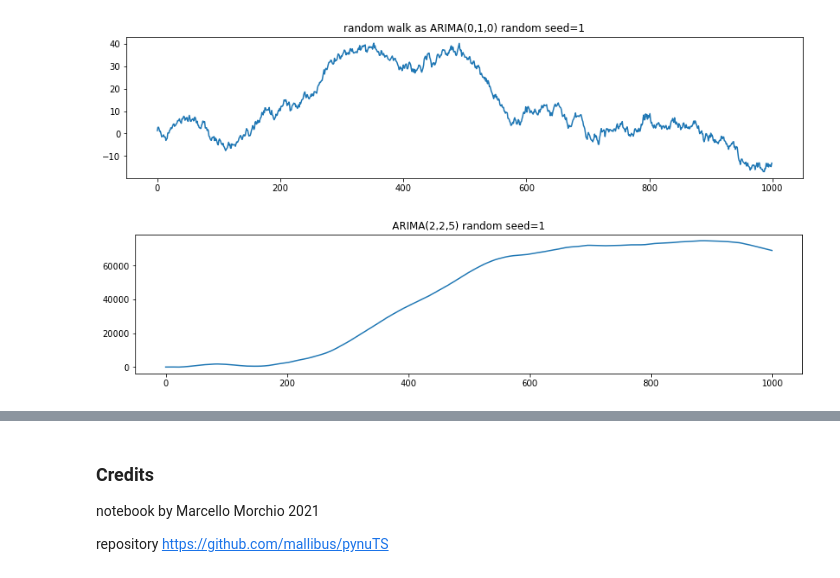
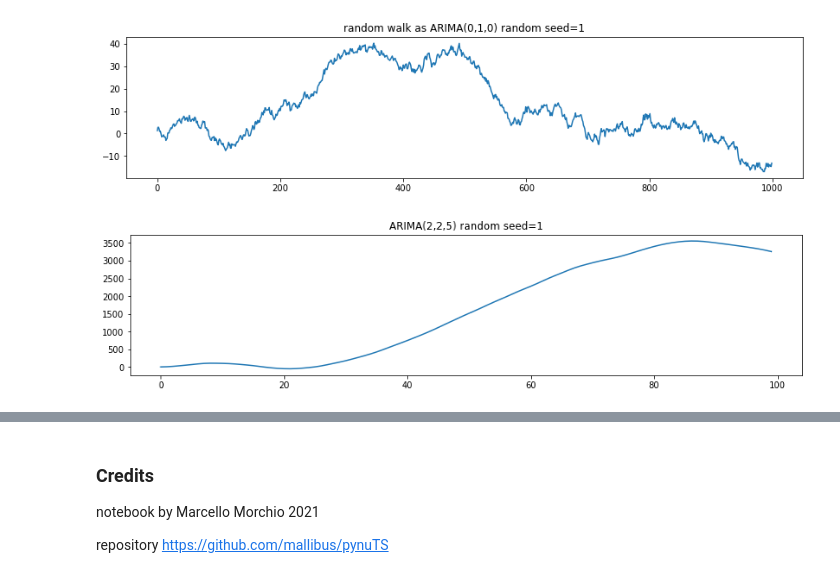
Before and after one commit to nickprock/pynuTS, a Jupyter notebook: demos/experiments for generator.ipynb, the cells around one changed output, grey strips where cells are left out. Cells and saved outputs as stored; diff of their text form; code cells hidden in the pictures.

```diff
--- a/demos/experiments for generator.ipynb
+++ b/demos/experiments for generator.ipynb
@@ -150,8 +190,8 @@ s1.plot(title='random walk as ARIMA(0,1,0) random seed=1',figsize=(14,3));
 [figure]
 # %%
 random.seed(1)
-model = ARIMA2(pcoeff=[1,-1],d=2,qcoeff=[1,1,1,1,1])
-s1 = pd.Series(model.generate(1000))
+model = ARIMA(pcoeff=[1,-1,0.5],d=2,qcoeff=[1,1,1,1,1])
+s1 = pd.Series(model.generate(100))
 s1.plot(title='ARIMA(2,2,5) random seed=1',figsize=(14,3));
 # %% [output]
-[figure, old version]
+[figure, new version]
```
Also changed, not shown: parts of 12 cells of this notebook, 3 other files.
